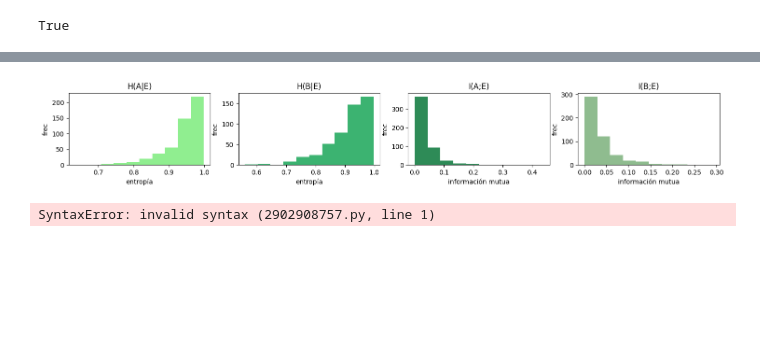
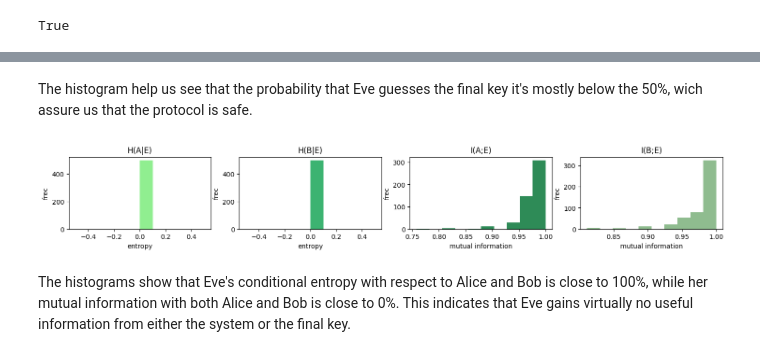
Before and after one commit to giulia-lm/Simulation-of-the-BB84-prtocol, a Jupyter notebook: bb84_pennylane.ipynb, the cells around one changed output, grey strips where cells are left out. Drawn from its saved outputs; the diff is of its cells as text; code cells hidden in the pictures; blank space fills up the shorter version.

Commit message:
added all the markdown text

```diff
--- a/bb84_pennylane.ipynb
+++ b/bb84_pennylane.ipynb
@@ -151,5 +161,5 @@ def privacy_amplification(g, bob_sifted, final_len):
 # %%
-final_len = 32
+final_len = 16
 g = gen_random_hasher(2**final_len)
 
 bob_final_key = privacy_amplification(g, bob_sifted, final_len)
@@ -188,0 +198,5 @@ Eve’s guessing probability: 0.53125
+# %%
+final_len = 8
+g_eve = gen_random_hasher(2**final_len)
+eve_final_key = privacy_amplification(g_eve, eve_bits, final_len)
+guessing_p(eve_final_key, alice_final_key)
@@ -198,8 +214,8 @@ from itertools import product
 def shannon_entropy(bits):
     entropy = 0
     reps = Counter(bits)
-    for elemento in reps:
-        p = reps[elemento] / len(bits)
+    for element in reps:
+        p = reps[element] / len(bits)
         entropy -= p * math.log2(p)
 
     return entropy
@@ -276,7 +295,7 @@ MI_BobEve = []
 
 m = 500
 n = 64
-noise_p = 0.3
+noise_p = 0.01
 final_len = 32
 p_range=[0.6,0.4]
 
@@ -284,19 +303,20 @@ channel_sec = 0.4
 
 for i in range(m):
     alice_sifted, bob_sifted, eve_bits = bb84(n, noise_p, p_range)
-    """
+
     g = gen_random_hasher(2**final_len)
     bob_final_key = privacy_amplification(g, bob_sifted, final_len)
     alice_final_key = privacy_amplification(g, alice_sifted, final_len)
-    """
-    #if not is_secure(channel_sec, alice_final_key, bob_final_key):
-    if not is_secure(channel_sec, alice_sifted, bob_sifted):
+
+    if not is_secure(channel_sec, alice_final_key, bob_final_key):
         pass
 
-    eves_guessing_p.append(compute_error(eve_bits, bob_sifted))
+    g_eve = gen_random_hasher(2**final_len)
+    eve_final_key = privacy_amplification(g_eve, eve_bits, final_len)
+    eves_guessing_p.append(guessing_p(eve_final_key, alice_final_key))
 
-    condH_AlEve.append(conditional_entropy(alice_sifted, eve_bits))
-    condH_BobEve.append(conditional_entropy(bob_sifted, eve_bits))
+    condH_AlEve.append(conditional_entropy(alice_final_key, eve_bits))
+    condH_BobEve.append(conditional_entropy(bob_final_key, eve_bits))
 
-    MI_AlEve.append(mutual_inf(alice_sifted, eve_bits))
-    MI_BobEve.append(mutual_inf(bob_sifted, eve_bits))
+    MI_AlEve.append(mutual_inf(alice_final_key, eve_bits))
+    MI_BobEve.append(mutual_inf(bob_final_key, eve_bits))
@@ -316,28 +338,26 @@ plt.show()"""
+# %% [markdown]
+The histogram help us see that the probability that Eve guesses the final key it's mostly below the 50%, wich assure us that the protocol is safe.
 # %%
 fig, axs = plt.subplots(1, 4, figsize=(18, 2))
 
 axs[0].hist(condH_BobEve, color='lightgreen')
 axs[0].set_title("H(A|E)")
-#axs[0].text()
-axs[0].set_xlabel('entropía')
+
+axs[0].set_xlabel('entropy')
 
 axs[1].hist(condH_AlEve, color='mediumseagreen')
 axs[1].set_title("H(B|E)")
-axs[1].set_xlabel('entropía')
+axs[1].set_xlabel('entropy')
 axs[2].hist(MI_AlEve, color='seagreen')
 axs[2].set_title("I(A;E)")
-axs[2].set_xlabel('información mutua')
+axs[2].set_xlabel('mutual information')
 axs[3].hist(MI_BobEve, color='darkseagreen')
 axs[3].set_title("I(B;E)")
-axs[3].set_xlabel('información mutua')
+axs[3].set_xlabel('mutual information')
 
 for ax in axs.flat:
     ax.set(ylabel='frec')
 # %% [output]
-[figure, old version]
+[figure, new version]
-# %%
-agregar chequeo de seguridad con subset S de intercambio y cortar comunicación
-revisar los efectos del ruido en la clave final
-probar distitos tipos/maneras d aplicar ruido al canal
-# %% [output]
-SyntaxError: invalid syntax (2902908757.py, line 1)
+# %% [markdown]
+The histograms show that Eve's conditional entropy with respect to Alice and Bob is close to 100%, while her mutual information with both Alice and Bob is close to 0%. This indicates that Eve gains virtually no useful information from either the system or the final key.
```
Also changed, not shown: parts of 28 cells of this notebook.
